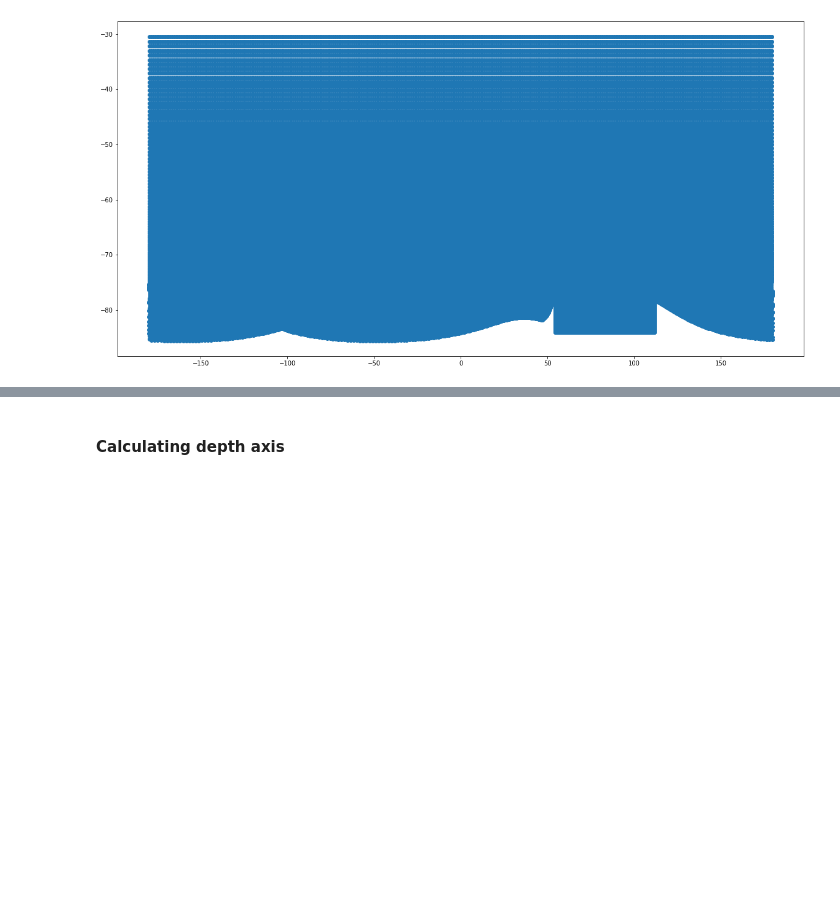
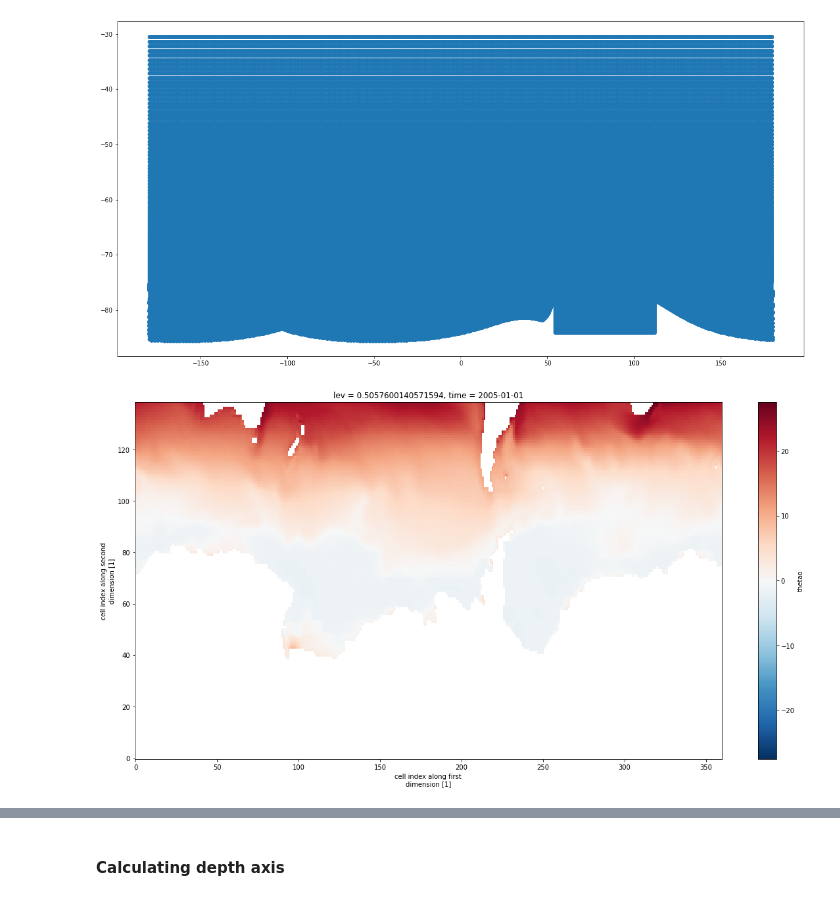
Before and after one commit to el1247/BAS_AI4ER_SAM, a Jupyter notebook: notebooks/exploratory/1.0_el_UKESM1SampleLoad.ipynb, the cells around one changed output, grey strips where cells are left out. Drawn from its saved outputs; the diff is of its cells as text; code cells hidden in the pictures; blank space fills up the shorter version.

```diff
--- a/notebooks/exploratory/1.0_el_UKESM1SampleLoad.ipynb
+++ b/notebooks/exploratory/1.0_el_UKESM1SampleLoad.ipynb
@@ -177,3 +170,9 @@ plt.scatter(singleSample["longitude"], singleSample["latitude"])
 plt.show()
 # %% [output]
 [figure]
+# %%
+plt.figure(1, figsize=(20,10)) #Invalid as is using i,j notation
+singleSample.plot()
+plt.show()
+# %% [output]
+[figure, added]
```
Also changed, not shown: parts of 8 cells of this notebook, 3 other files.
